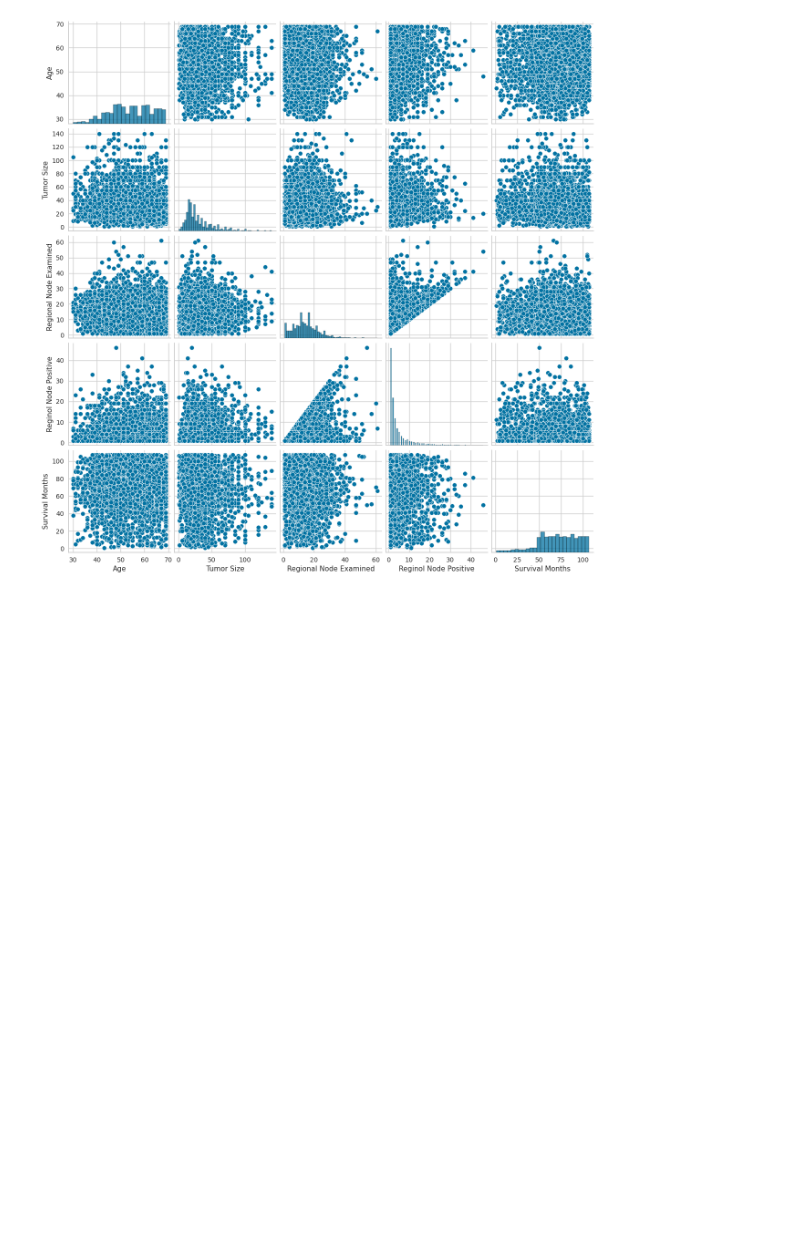
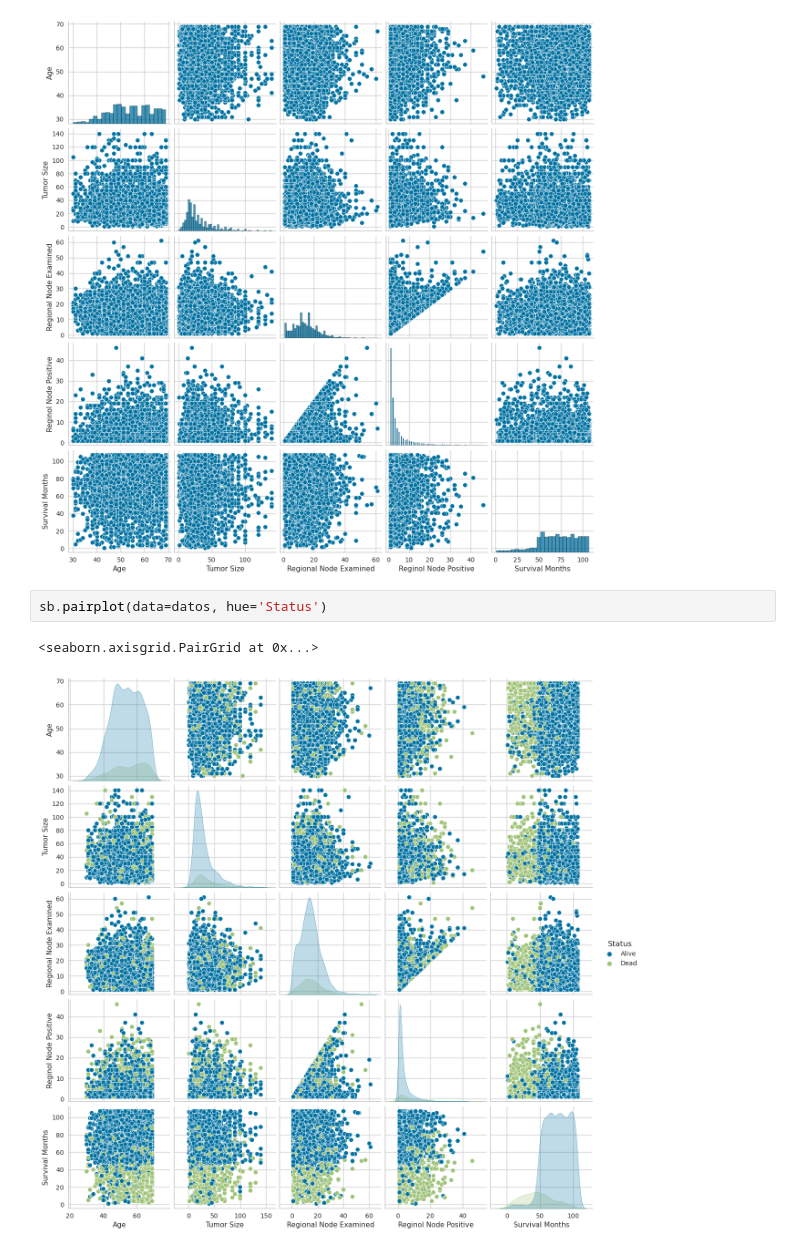
Before and after one commit to SGiraldoZ/NBs_cientifica, a Jupyter notebook: Clasificacion_Caso_Medico.ipynb, the cells around one changed output. Drawn from its saved outputs; the diff is of its cells as text; blank space fills up the shorter version.

```diff
--- a/Clasificacion_Caso_Medico.ipynb
+++ b/Clasificacion_Caso_Medico.ipynb
@@ -148,3 +148,8 @@ sb.pairplot(data=datos)
 # %% [output]
 <seaborn.axisgrid.PairGrid at 0x...>
 [figure]
+# %%
+sb.pairplot(data=datos, hue='Status')
+# %% [output]
+<seaborn.axisgrid.PairGrid at 0x...>
+[figure, added]
```
Also changed, not shown: parts of 8 cells of this notebook.
